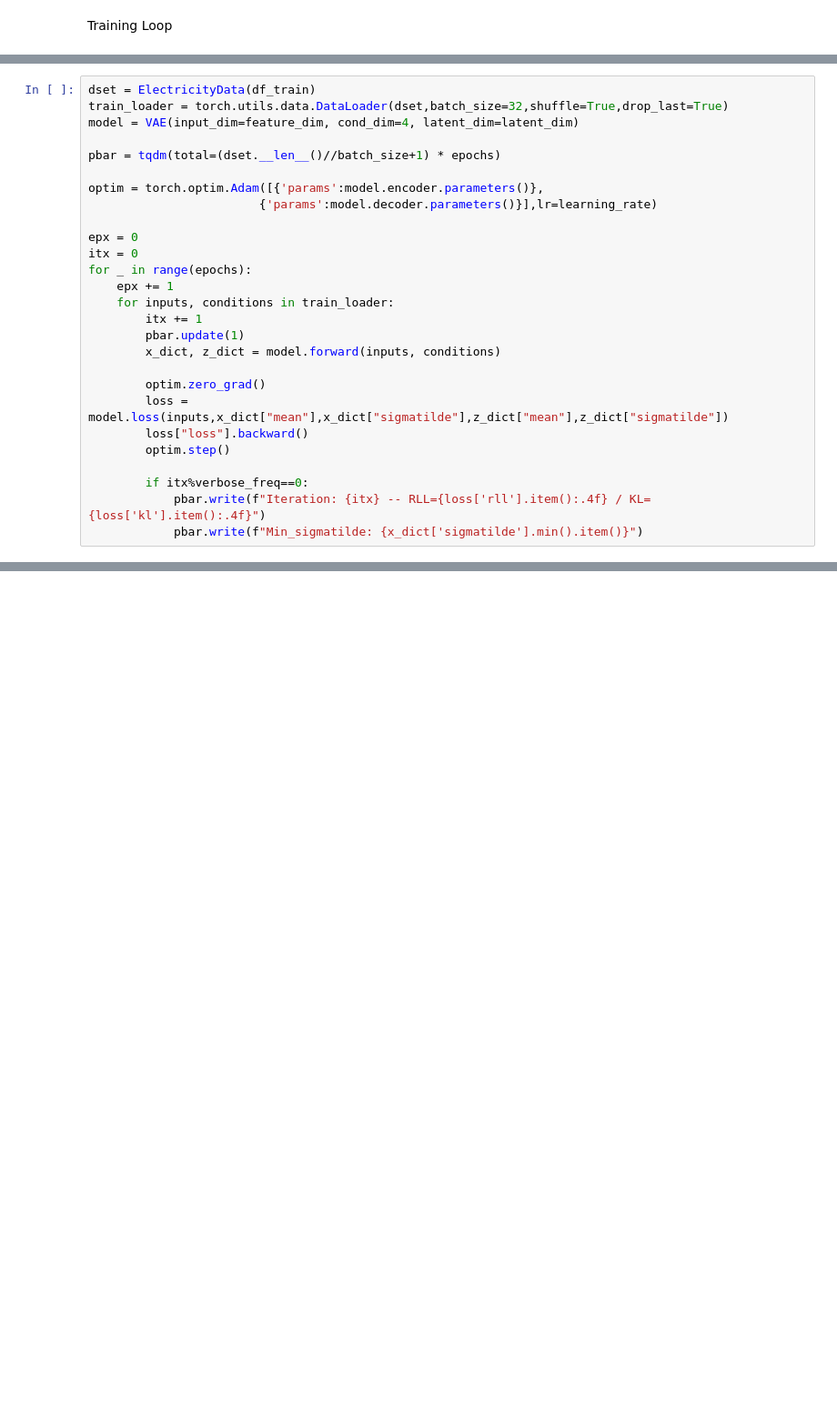
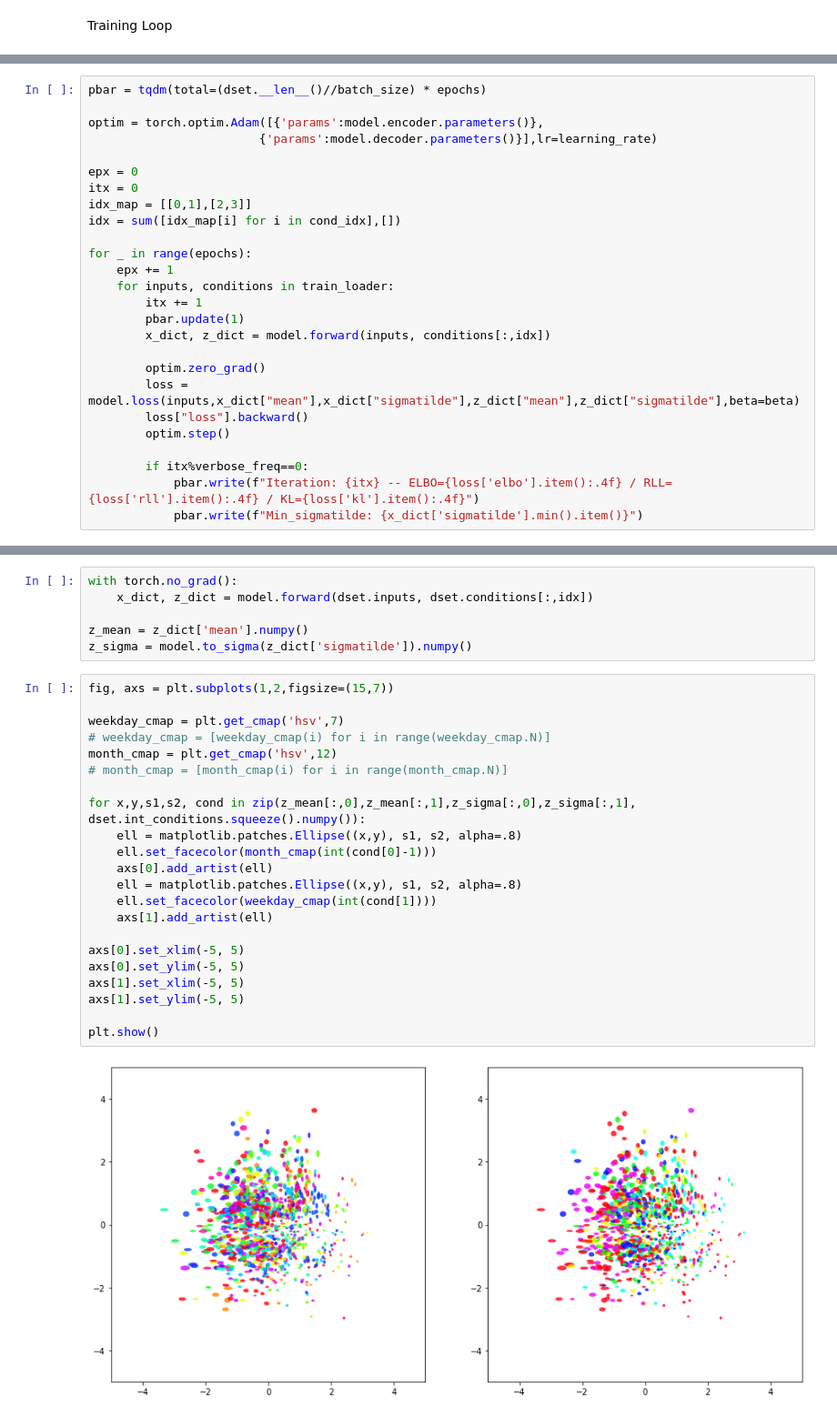
Before and after one commit to kabolat/IAAIP_tutorial, a Jupyter notebook: vae_load_generation.ipynb, the cells around one changed output, grey strips where cells are left out. Shown at 91% size. Drawn from its saved outputs; the diff is of its cells as text; blank space fills up the shorter version.

Commit message:
Added latent vis and condition modifiability.

```diff
--- a/vae_load_generation.ipynb
+++ b/vae_load_generation.ipynb
@@ -220,27 +231,26 @@ Training Loop
 # %%
-dset = ElectricityData(df_train)
-train_loader = torch.utils.data.DataLoader(dset,batch_size=32,shuffle=True,drop_last=True)
-model = VAE(input_dim=feature_dim, cond_dim=4, latent_dim=latent_dim)
-
-pbar = tqdm(total=(dset.__len__()//batch_size+1) * epochs)
+pbar = tqdm(total=(dset.__len__()//batch_size) * epochs)
 
 optim = torch.optim.Adam([{'params':model.encoder.parameters()},
                         {'params':model.decoder.parameters()}],lr=learning_rate)
 
 epx = 0
 itx = 0
+idx_map = [[0,1],[2,3]]
+idx = sum([idx_map[i] for i in cond_idx],[])
+
 for _ in range(epochs):
     epx += 1
     for inputs, conditions in train_loader:
         itx += 1
         pbar.update(1)
-        x_dict, z_dict = model.forward(inputs, conditions)
+        x_dict, z_dict = model.forward(inputs, conditions[:,idx])
 
         optim.zero_grad()
-        loss = model.loss(inputs,x_dict["mean"],x_dict["sigmatilde"],z_dict["mean"],z_dict["sigmatilde"])
+        loss = model.loss(inputs,x_dict["mean"],x_dict["sigmatilde"],z_dict["mean"],z_dict["sigmatilde"],beta=beta)
         loss["loss"].backward()
         optim.step()
 
         if itx%verbose_freq==0:
-            pbar.write(f"Iteration: {itx} -- RLL={loss['rll'].item():.4f} / KL={loss['kl'].item():.4f}")
+            pbar.write(f"Iteration: {itx} -- ELBO={loss['elbo'].item():.4f} / RLL={loss['rll'].item():.4f} / KL={loss['kl'].item():.4f}")
             pbar.write(f"Min_sigmatilde: {x_dict['sigmatilde'].min().item()}")
@@ -310,0 +277,30 @@ for _ in range(epochs):
+# %%
+with torch.no_grad():
+    x_dict, z_dict = model.forward(dset.inputs, dset.conditions[:,idx])
+
+z_mean = z_dict['mean'].numpy()
+z_sigma = model.to_sigma(z_dict['sigmatilde']).numpy()
+# %%
+fig, axs = plt.subplots(1,2,figsize=(15,7))
+
+weekday_cmap = plt.get_cmap('hsv',7)
+# weekday_cmap = [weekday_cmap(i) for i in range(weekday_cmap.N)]
+month_cmap = plt.get_cmap('hsv',12)
+# month_cmap = [month_cmap(i) for i in range(month_cmap.N)]
+
+for x,y,s1,s2, cond in zip(z_mean[:,0],z_mean[:,1],z_sigma[:,0],z_sigma[:,1], dset.int_conditions.squeeze().numpy()):
+    ell = matplotlib.patches.Ellipse((x,y), s1, s2, alpha=.8)
+    ell.set_facecolor(month_cmap(int(cond[0]-1)))
+    axs[0].add_artist(ell)
+    ell = matplotlib.patches.Ellipse((x,y), s1, s2, alpha=.8)
+    ell.set_facecolor(weekday_cmap(int(cond[1])))
+    axs[1].add_artist(ell)
+
+axs[0].set_xlim(-5, 5)
+axs[0].set_ylim(-5, 5)
+axs[1].set_xlim(-5, 5)
+axs[1].set_ylim(-5, 5)
+
+plt.show()
+# %% [output]
+[figure, added]
```
Also changed, not shown: parts of 9 cells of this notebook.
